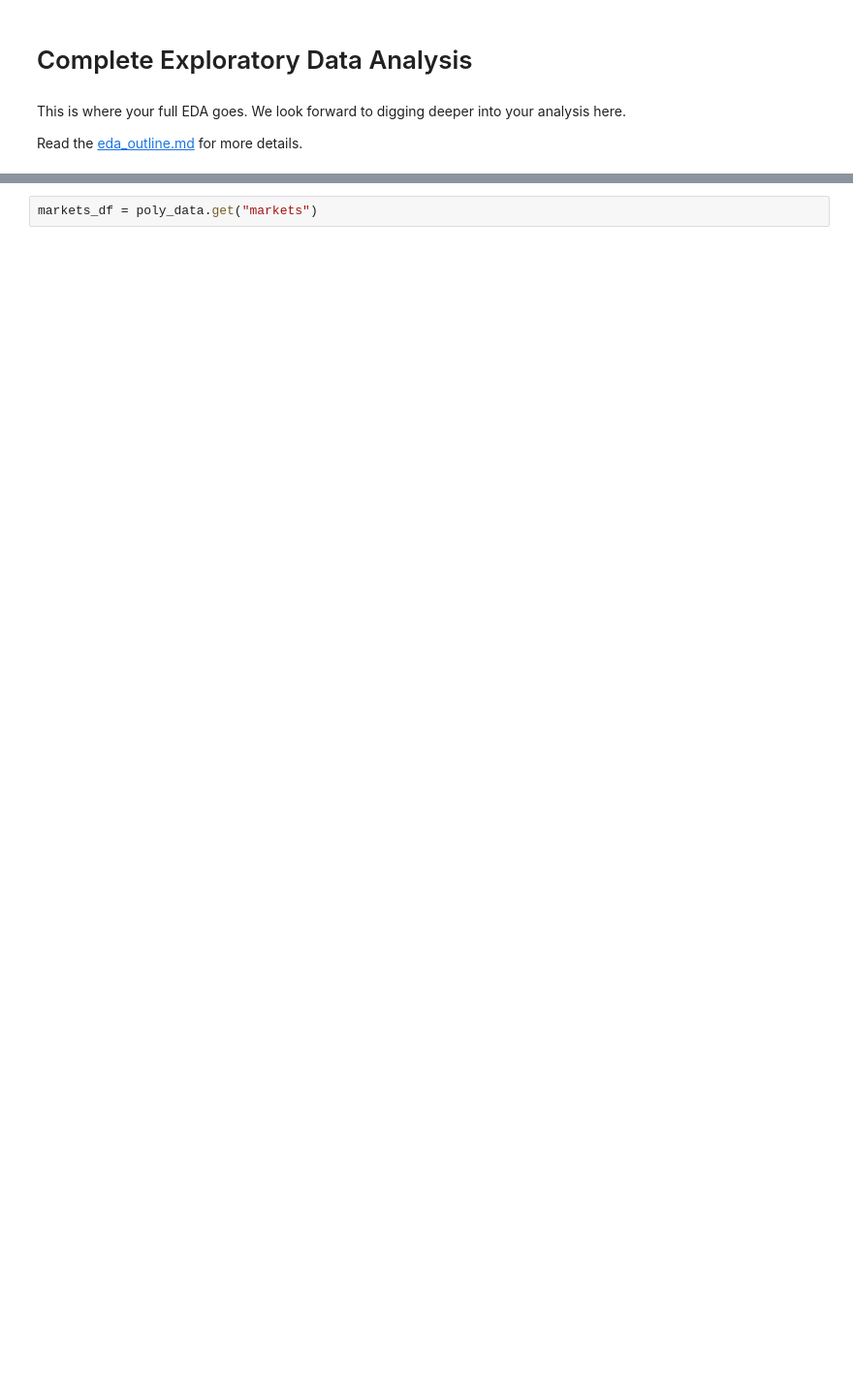
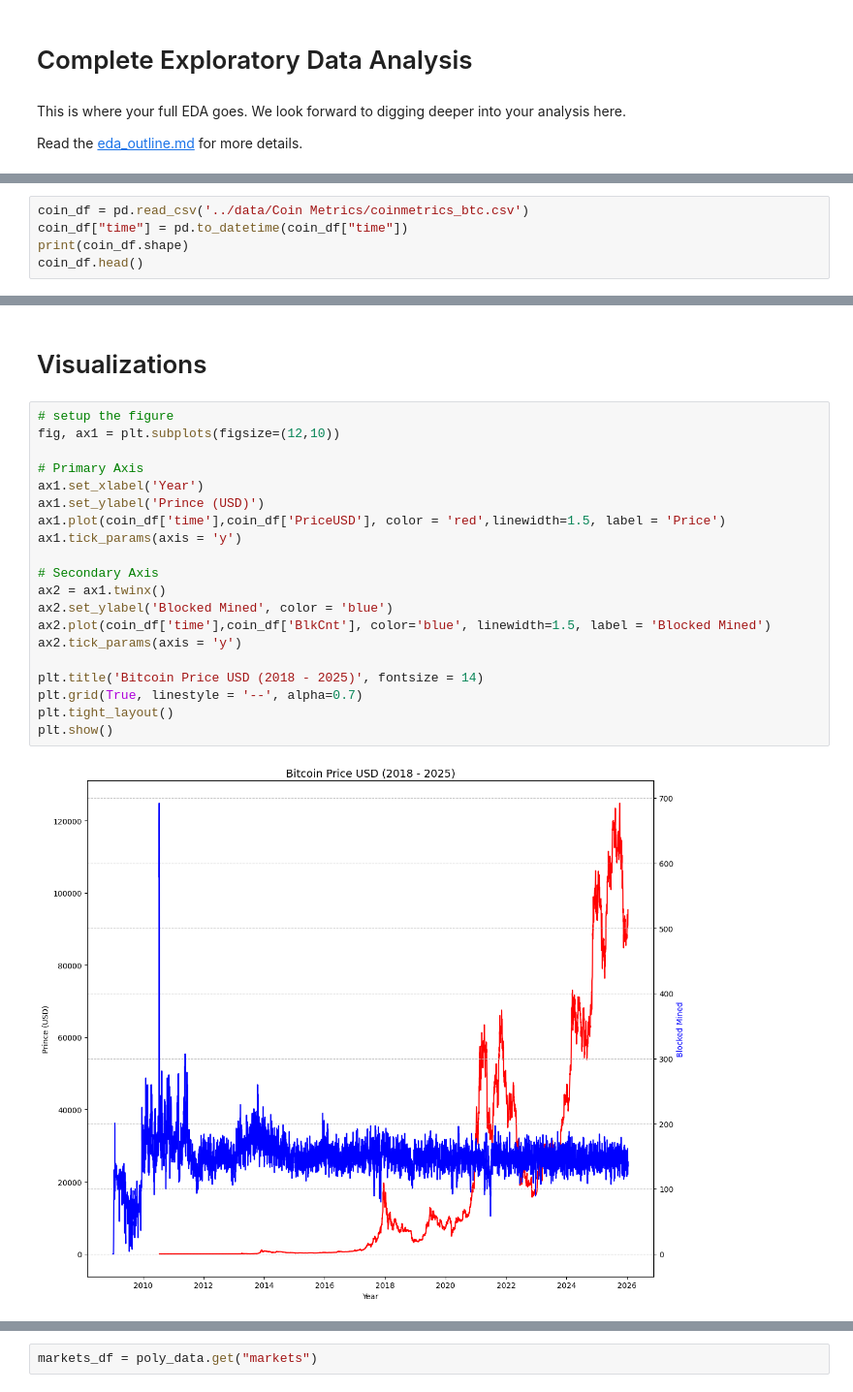
Before and after one commit to gurungkshitij/bitcoin-analytics-capstone, a Jupyter notebook: eda/EDA.ipynb, the cells around one changed output, grey strips where cells are left out. Shown at 97% size. Drawn from its saved outputs; the diff is of its cells as text; blank space fills up the shorter version.

Commit message:
Coin Metrics EDA

```diff
--- a/eda/EDA.ipynb
+++ b/eda/EDA.ipynb
@@ -227,0 +243,5 @@ def load_polymarket_data(datadir: Path) -> Optional[dict[str, pl.DataFrame]]:
+# %%
+coin_df = pd.read_csv('../data/Coin Metrics/coinmetrics_btc.csv')
+coin_df["time"] = pd.to_datetime(coin_df["time"])
+print(coin_df.shape)
+coin_df.head()
@@ -227,0 +269,24 @@ def load_polymarket_data(datadir: Path) -> Optional[dict[str, pl.DataFrame]]:
+# %% [markdown]
+# Visualizations
+# %%
+# setup the figure
+fig, ax1 = plt.subplots(figsize=(12,10))
+
+# Primary Axis
+ax1.set_xlabel('Year')
+ax1.set_ylabel('Prince (USD)')
+ax1.plot(coin_df['time'],coin_df['PriceUSD'], color = 'red',linewidth=1.5, label = 'Price')
+ax1.tick_params(axis = 'y')
+
+# Secondary Axis
+ax2 = ax1.twinx()
+ax2.set_ylabel('Blocked Mined', color = 'blue')
+ax2.plot(coin_df['time'],coin_df['BlkCnt'], color='blue', linewidth=1.5, label = 'Blocked Mined')
+ax2.tick_params(axis = 'y')
+
+plt.title('Bitcoin Price USD (2018 - 2025)', fontsize = 14)
+plt.grid(True, linestyle = '--', alpha=0.7)
+plt.tight_layout()
+plt.show()
+# %% [output]
+[figure, added]
```
Also changed, not shown: parts of 14 cells of this notebook.
